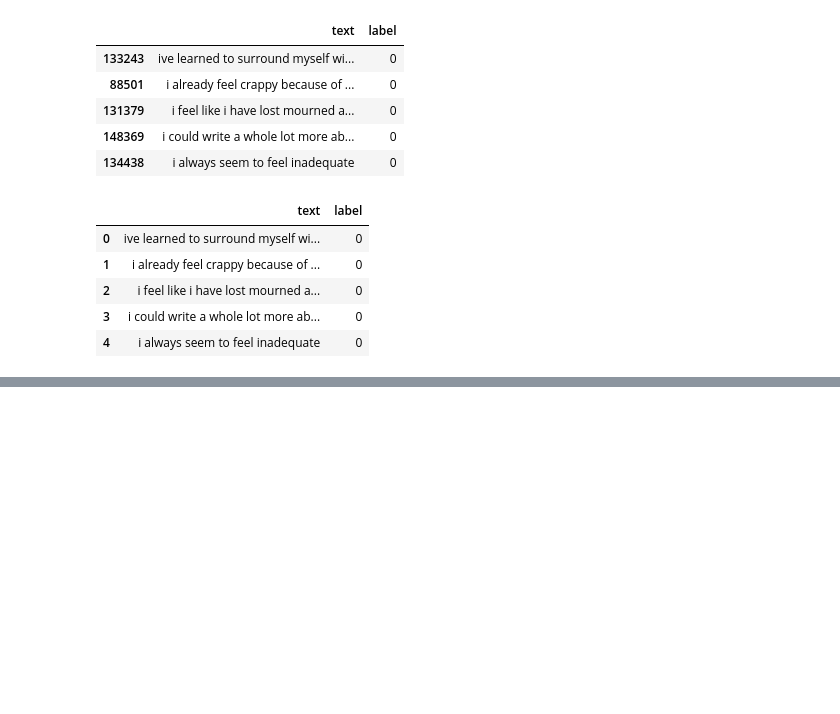
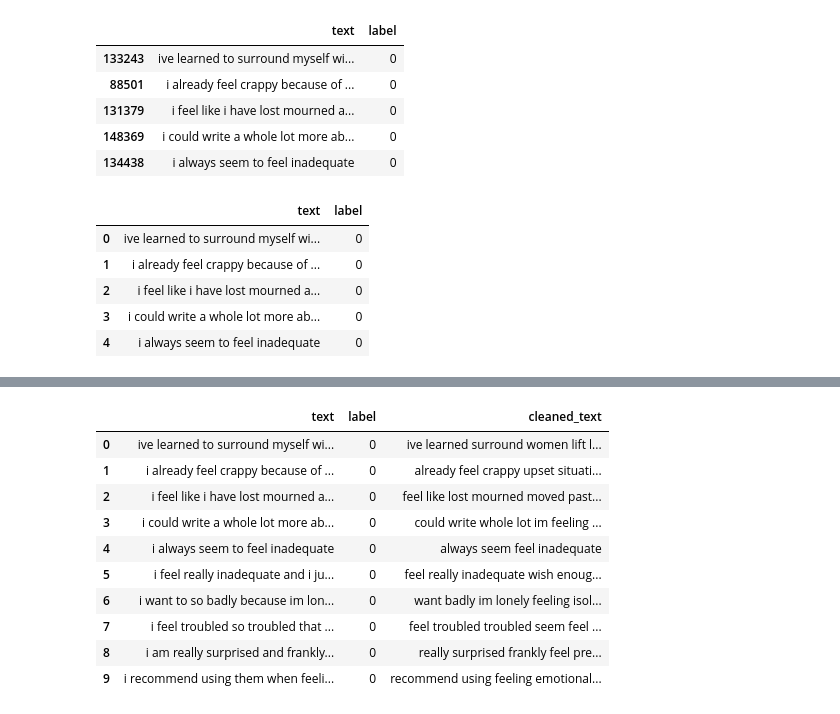
Before and after one commit to DilshanBotheju/EmotionDetectionUsingTexts-NLP-, a Jupyter notebook: DataPreprocessing.ipynb, the cells around one changed output, grey strips where cells are left out. Drawn from its saved outputs; the diff is of its cells as text; code cells hidden in the pictures; blank space fills up the shorter version.

Commit message:
Applying text preprocessing to remove unnecessary content and tokenization

```diff
--- a/DataPreprocessing.ipynb
+++ b/DataPreprocessing.ipynb
@@ -125,0 +147,38 @@ Emotion_data.head()
+# %%
+# Text preprocessing by removing unecessary content
+def preprocess_text(text):
+
+    # Convert to lowercase
+    text = text.lower()
+    # Remove URLs
+    text = re.sub(r"http\S+|www\S+|https\S+", "", text, flags=re.MULTILINE)
+    # Remove special characters
+    text = re.sub(r"\W", " ", text)
+    # Remove numbers
+    text = re.sub(r"\d+", "", text)
+    # Remove extra spaces
+    text = re.sub(r"\s+", " ", text).strip()
+
+    # Tokenize the texts
+    tokens = word_tokenize(text)
+    # Remove stopwords
+    tokens = [word for word in tokens if word not in stopwords.words("english")]
+    return " ".join(tokens)
+
+# Applying function
+Emotion_data["cleaned_text"] = Emotion_data["text"].apply(preprocess_text)
+# %%
+# Viewing cleaned data
+Emotion_data.head(10)
+# %% [output]
+|  | text | label | cleaned_text |
+| 0 | ive learned to surround myself wi... | 0 | ive learned surround women lift l... |
+| 1 | i already feel crappy because of ... | 0 | already feel crappy upset situati... |
+| 2 | i feel like i have lost mourned a... | 0 | feel like lost mourned moved past... |
+| 3 | i could write a whole lot more ab... | 0 | could write whole lot im feeling ... |
+| 4 | i always seem to feel inadequate | 0 | always seem feel inadequate |
+| 5 | i feel really inadequate and i ju... | 0 | feel really inadequate wish enoug... |
+| 6 | i want to so badly because im lon... | 0 | want badly im lonely feeling isol... |
+| 7 | i feel troubled so troubled that ... | 0 | feel troubled troubled seem feel ... |
+| 8 | i am really surprised and frankly... | 0 | really surprised frankly feel pre... |
+| 9 | i recommend using them when feeli... | 0 | recommend using feeling emotional... |
```
Also changed, not shown: parts of 3 cells of this notebook.
